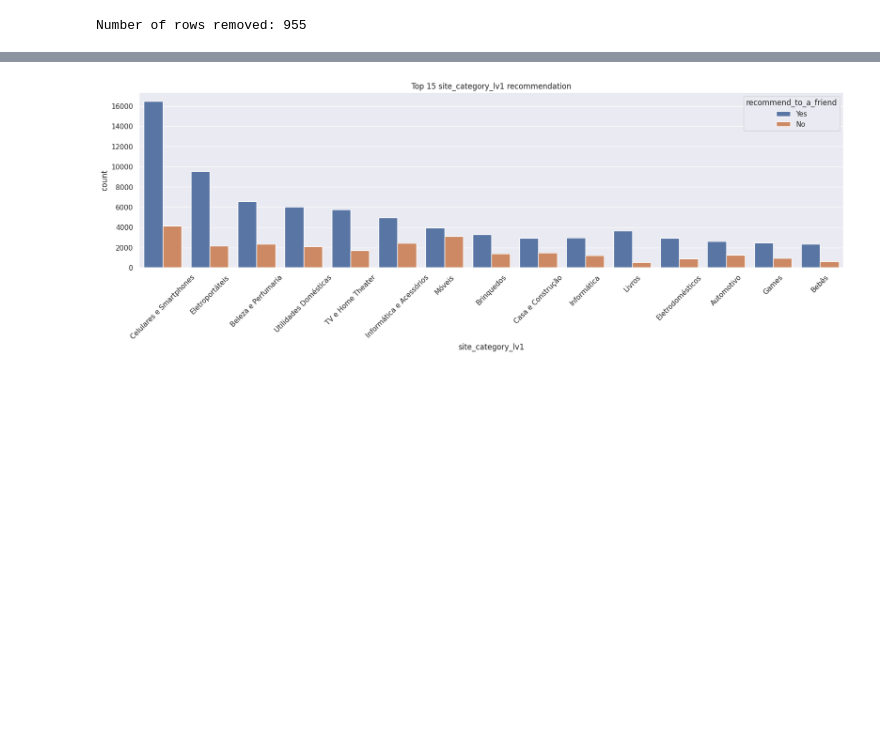
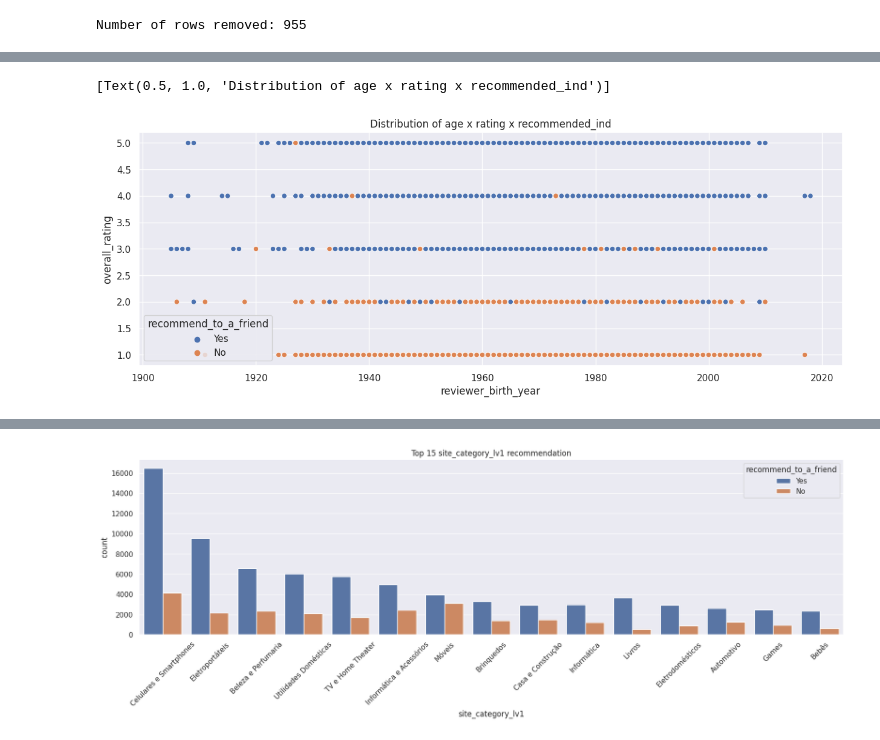
Before and after one commit to gabrielhazeredo/nlp-test-neoway, a Jupyter notebook: analysis/notebooks/data_analysis.ipynb, the cells around one changed output, grey strips where cells are left out. Cells and saved outputs as stored; diff of their text form; code cells hidden in the pictures; blank space fills up the shorter version.

```diff
--- a/analysis/notebooks/data_analysis.ipynb
+++ b/analysis/notebooks/data_analysis.ipynb
@@ -233,0 +283,6 @@ plot_ranking(data_cels_n_smarts, 'product_brand', 'Top 15 product_brand from Sma
+# %%
+fig, ax = plt.subplots(figsize=(15, 5))
+sns.scatterplot(data=df_features, x="reviewer_birth_year", y="overall_rating", hue="recommend_to_a_friend").set(title='Distribution of age x rating x recommended_ind')
+# %% [output]
+[Text(0.5, 1.0, 'Distribution of age x rating x recommended_ind')]
+[figure, added]
```
Also changed, not shown: parts of 57 cells of this notebook.
